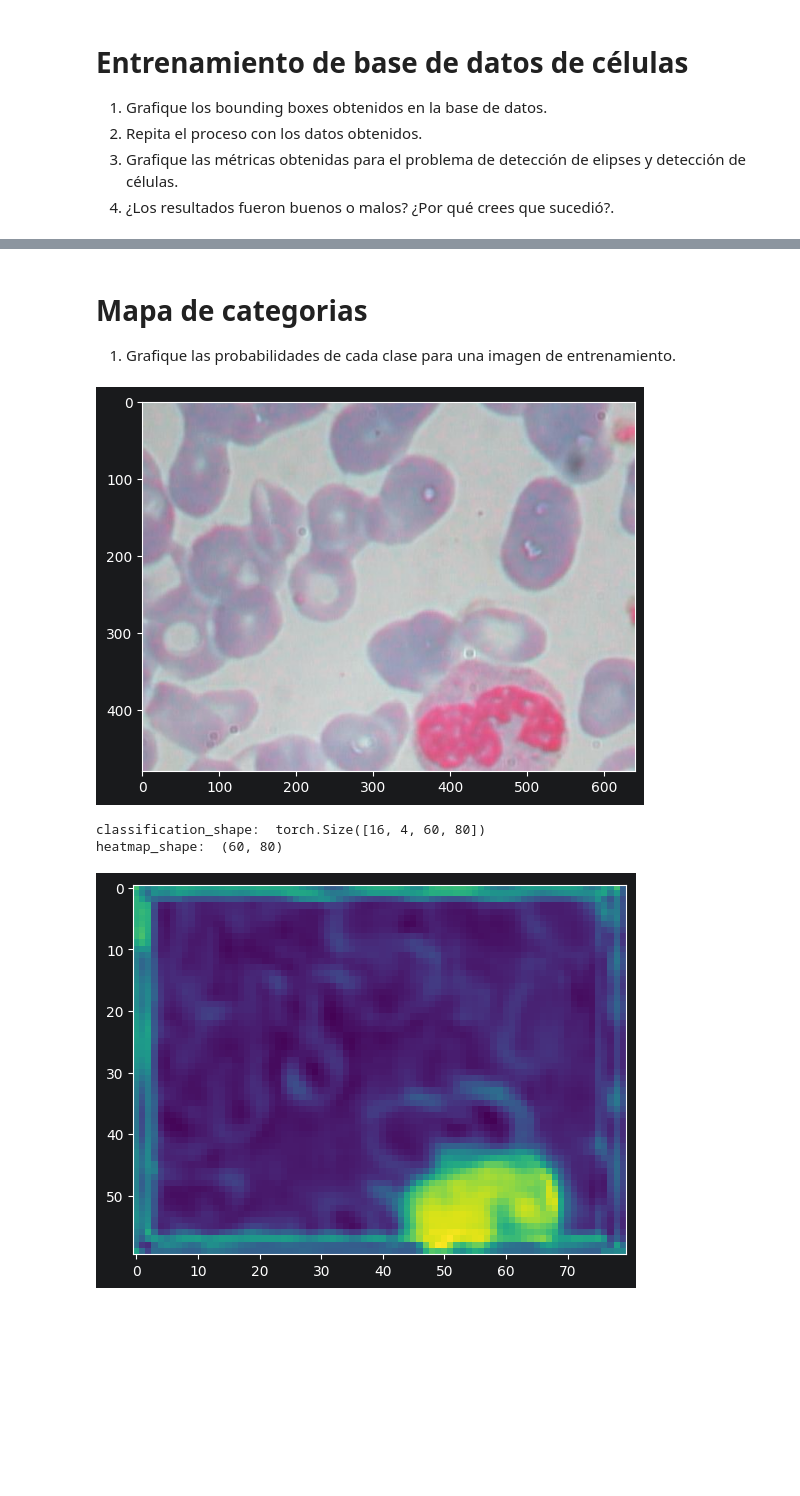
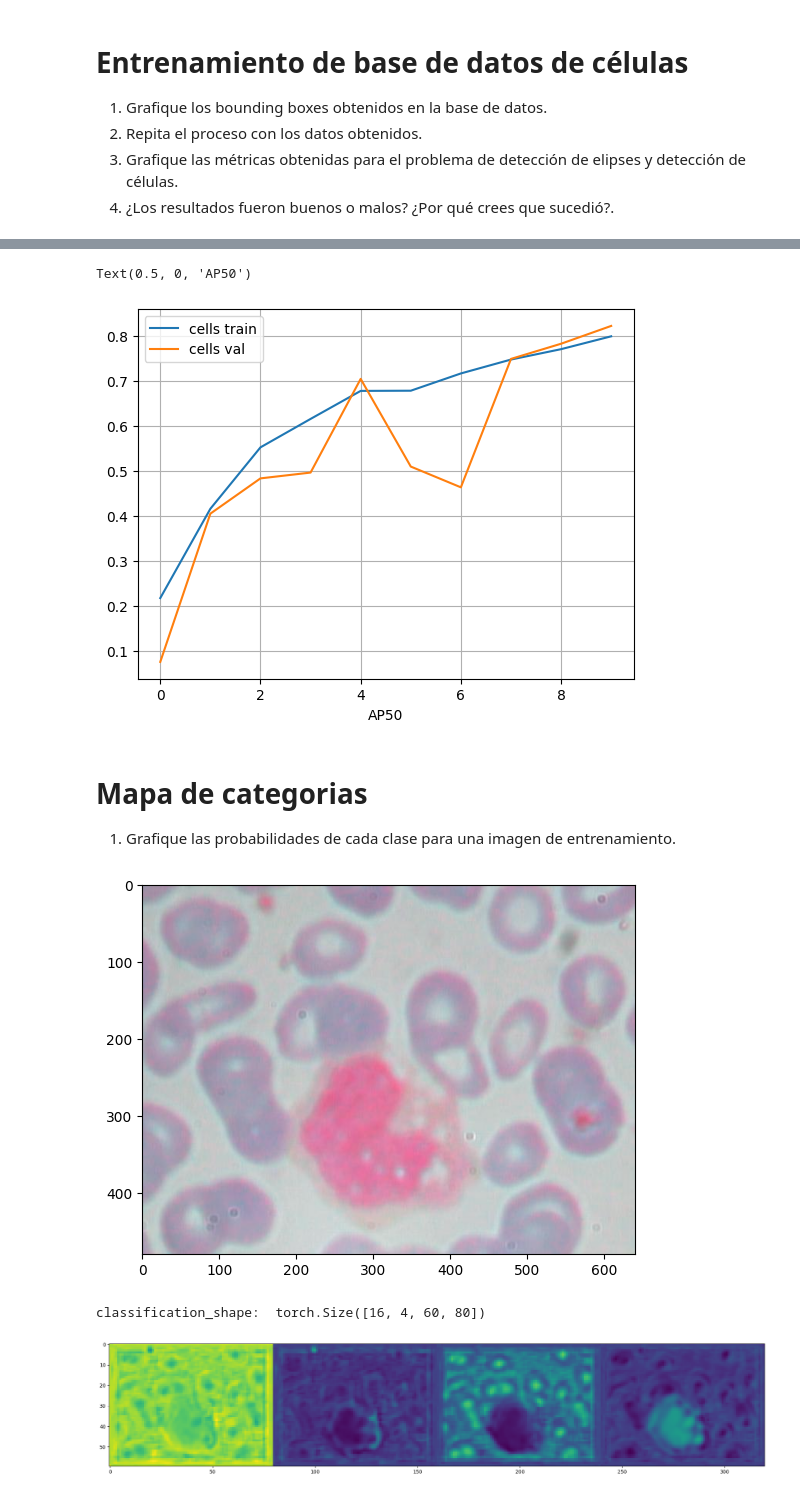
Before and after one commit to luisCossio/CC6204-Deep-Learning, a Jupyter notebook: notebooks/Auxiliar_5_Deteccion_aplicando_regresion_clasificacion.ipynb, the cells around one changed output, grey strips where cells are left out. Cells and saved outputs as stored; diff of their text form; code cells hidden in the pictures; blank space fills up the shorter version.

```diff
--- a/notebooks/Auxiliar_5_Deteccion_aplicando_regresion_clasificacion.ipynb
+++ b/notebooks/Auxiliar_5_Deteccion_aplicando_regresion_clasificacion.ipynb
@@ -163,5 +163,9 @@ dataset = TrackingEllipseGenerator(n_frames=100,n_tracks=3)
 # %%
-img,target = dataset[0]
+# index = 0
+index += 1
+img,target = dataset[index]
+
 plt.imshow(img)
 print(target['boxes'])
+print(target['labels'])
 # %% [output]
@@ -172,3 +179,3 @@ print(target['boxes'])
 # %%
-img = draw_boxes(img,target['boxes'])
-plt.imshow(img)
+# img = draw_boxes(img,target['boxes'])
+# plt.imshow(img)
@@ -399,10 +395,11 @@ array([0, 0, 0, 0, 0, 0, 0, 0, 0, 0, 0, 0, 0, 0, 0, 0, 0, 0, 0, 0, 0, 0,
 train_dataset = TrackingEllipseGenerator(n_frames=300,n_tracks=6,)
 val_dataset = TrackingEllipseGenerator(n_frames=100,n_tracks=3)
 
+n_cats = 1
 train_loader = DataLoader(train_dataset, batch_size=16, shuffle=True, collate_fn=detection_collate)
 val_loader = DataLoader(val_dataset, batch_size=16, collate_fn=detection_collate)
 device = 'cuda' if torch.cuda.is_available() else 'cpu'
-model = OneStageModel(n_cats=1).to(device)
+model = OneStageModel(n_cats=n_cats).to(device)
 loss_fn = DetectionLoss()
 n_epochs = 10
 optimizer = torch.optim.Adam(model.parameters(), lr=0.001)
@@ -438,5 +435,11 @@ with torch.no_grad():
 
     classifications, locations = model(image_sample.to(device))
     print("classification_shape: ",classifications.size())
+    # print(classifications[0])
+    tensor_data = classifications[0].detach().cpu().numpy()
+    tensor_data = np.concatenate([tensor_data[0],tensor_data[1]],axis=1)
+    plt.imshow(tensor_data)
+    plt.show()
+    # plt.imshow(tensor_data[1])
     ###### CODE HERE ######
 # %% [output]
@@ -533,10 +607,36 @@ epoch 4 | train: loss=0.1292, cross_entropy=0.1013, accuracy=0.1415, AP50=0.3969
+# %%
+column = 'AP50'
+plt.plot(epochs_cells,data_cells_train[column],label='cells train')
+plt.plot(epochs_cells,data_cells_val[column],label='cells val')
+plt.grid()
+plt.legend()
+plt.xlabel('epoch')
+plt.xlabel(column)
+# %% [output]
+Text(0.5, 0, 'AP50')
+[figure, added]
 # %% [markdown]
 # Mapa de categorias
 1. Grafique las probabilidades de cada clase para una imagen de entrenamiento.
 # %%
-###### CODE HERE ######
+image_sample,target = next(iter(train_loader))
+image_plot = image_sample[0].permute(1,2,0).cpu().numpy()
+plt.imshow(image_plot)
+plt.show()
+class_target = 1
+with torch.no_grad():
+
+    classifications, locations = model(image_sample.to(device))
+    print("classification_shape: ",classifications.size())
+    tensor_data = classifications[0].detach().cpu().numpy()
+    tensor_data = np.concatenate([tensor_data[0],tensor_data[1],tensor_data[2],tensor_data[3]],axis=1)
+    # tensor_data = np.concatenate([tensor_data[0],tensor_data[1],tensor_data[2]],axis=1)
+    # tensor_data = np.concatenate([tensor_data[0],tensor_data[1]],axis=1)
+    plt.figure(figsize=(24,6))
+    plt.imshow(tensor_data)
+    plt.show()
+    ###### CODE HERE ######
 # %% [output]
-[figure, old version]
+[figure, new version]
 classification_shape:  torch.Size([16, 4, 60, 80])
-heatmap_shape:  (60, 80)
-[figure, old version]
+[figure, new version]
```
Also changed, not shown: parts of 12 cells of this notebook, 2 other files.
